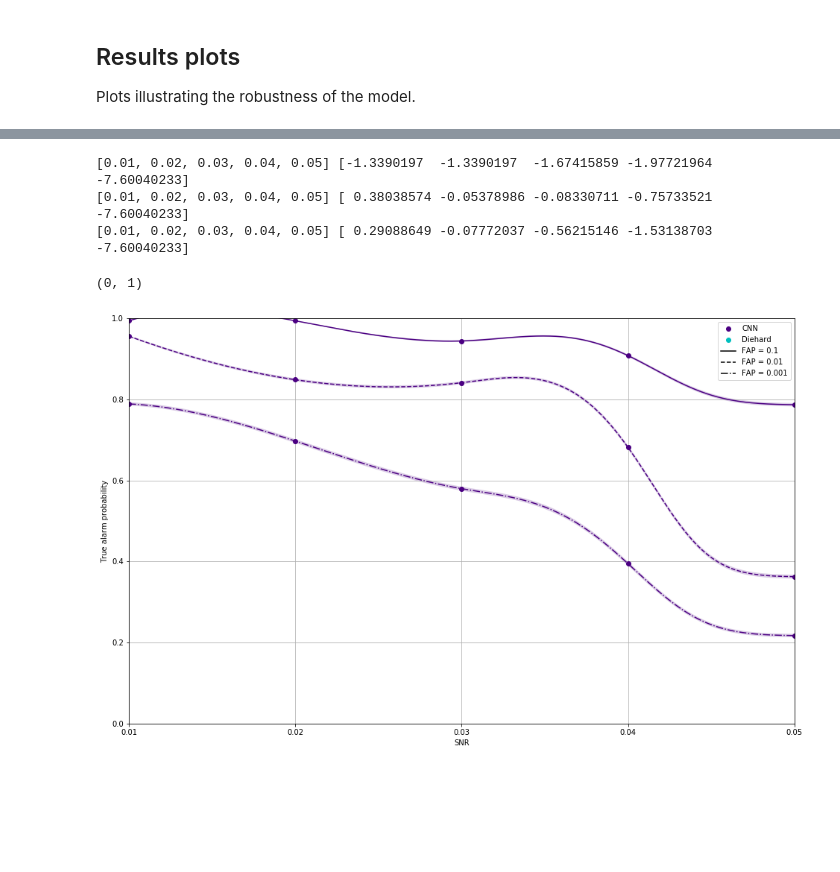
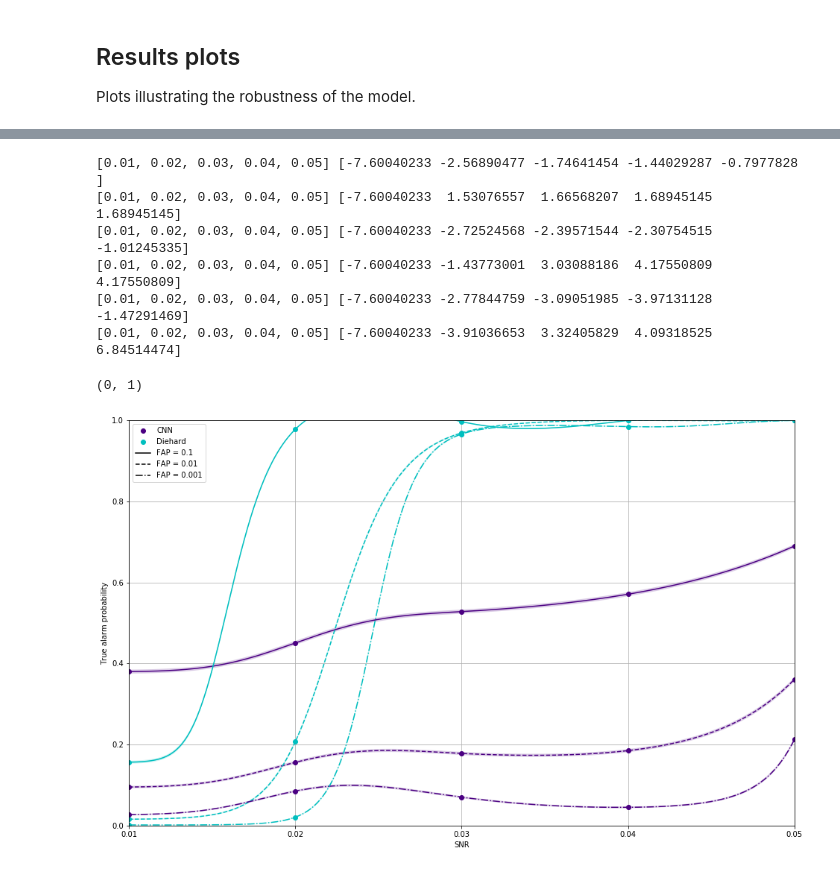
Before and after one commit to hagabbar/craft_prospect, a Jupyter notebook: nn_for_key_assurance.ipynb, the cells around one changed output, grey strips where cells are left out. Drawn from its saved outputs; the diff is of its cells as text; code cells hidden in the pictures; blank space fills up the shorter version.

```diff
--- a/nn_for_key_assurance.ipynb
+++ b/nn_for_key_assurance.ipynb
@@ -598,14 +675,14 @@ plt.show()
 # %%
 for i in range(len(snrs)):
-    #score,acc = model.evaluate(X_test[i].reshape(X_test[i].shape[0],X_test[i].shape[1]),Y_test[i],batch_size=batch_size,verbose=2)
-    score,acc = model.evaluate(X_test[i,:,:,:],Y_test[i],batch_size=batch_size,verbose=2)
+    #score,acc = model.evaluate(X_test[::-1][i].reshape(X_test[i].shape[0],X_test[i].shape[1]),Y_test[::-1][i],batch_size=batch_size,verbose=2)
+    score,acc = model.evaluate(X_test[::-1][i,:,:,:],Y_test[::-1][i],batch_size=batch_size,verbose=2)
     print("Score: %.2f at snr %.8f" % (score,snrs[i]))
     print("Validation Accuracy: %.2f at snr %.8f" % (acc,snrs[i]))
 
     # Make predictions
-    #preds = model.predict(X_test[i].reshape(X_test[i].shape[0],X_test[i].shape[1]))
-    preds = model.predict(X_test[i])
-    targets = Y_test[i,:]
+    #preds = model.predict(X_test[::-1][i].reshape(X_test[i].shape[0],X_test[i].shape[1]))
+    preds = model.predict(X_test[::-1][i,:,:,:])
+    targets = Y_test[::-1][i,:]
 
     # Save model predictions
     np.save('{0}/SNR{1}/run{2}/targets.npy'.format(ML_path,snrs[i],run), targets)
@@ -633,11 +710,11 @@ def CNN_ROC(ml_path, snr, run, network_type, num_test):
     if network_type == 'ML':
         targets = np.load('{0}/SNR{1}/run{2}/targets.npy'.format(ml_path,snr,run))
         preds = np.load('{0}/SNR{1}/run{2}/preds.npy'.format(ml_path,snr,run))
-        targets, preds = targets[:num_test], preds[:num_test]
+        targets, preds = targets[:], preds[:]
     elif network_type == 'diehard':
         targets = np.load('{0}/SNR{1}/run{2}/diehard_targets.npy'.format(ml_path,snr,run))
         preds = np.load('{0}/SNR{1}/run{2}/diehard_preds.npy'.format(ml_path,snr,run))
-        targets, preds = targets[:num_test], preds[:num_test]
+        targets, preds = targets[:], preds[:]
     assert len(preds) == len(targets)
     FDP, TDP, _ = metrics.roc_curve(targets, preds)
     FDP_error = [sigma(len(targets)/2., t) for t in FDP]
@@ -750,17 +827,17 @@ for snr, run in zip(snrs, runs):
     CNN_ROCs.append([FDP, TDP, FDP_error, TDP_error])
     CNN_acc.append([accuracy(FDP, TDP, TDP_error, t) for t in thresholds])
 
-#    FDP, TDP, FDP_error, TDP_error = CNN_ROC(ML_path, snr, run, 'diehard', test_set_N)
-#    MF_ROCs.append([FDP, TDP, FDP_error, TDP_error])
-#    MF_acc.append([accuracy(FDP, TDP, TDP_error, t) for t in thresholds])
+    FDP, TDP, FDP_error, TDP_error = CNN_ROC(ML_path, snr, run, 'diehard', test_set_N)
+    MF_ROCs.append([FDP, TDP, FDP_error, TDP_error])
+    MF_acc.append([accuracy(FDP, TDP, TDP_error, t) for t in thresholds])
 
 for i, d in enumerate([CNN_ROCs[n] for n in to_plot]):
     ax1.plot(d[0], d[1], c=colours[0], linestyle=linestyles[i], label='CNN snr {0}'.format(snrs[i]))
     ax1.fill_between(d[0], d[1]+d[3], d[1]-d[3], alpha=0.2, facecolor=colours[0], zorder=0)
 
-#for i, d in enumerate([MF_ROCs[n] for n in to_plot]):
-#    ax1.plot(d[0], d[1], c=colours[1], linestyle=linestyles[i], label='Diehard snr {0}'.format(snrs[i]))
-#    ax1.fill_between(d[0], d[1]+d[3], d[1]-d[3], alpha=0.2, facecolor=colours[1], zorder=0)
+for i, d in enumerate([MF_ROCs[n] for n in to_plot]):
+    ax1.plot(d[0], d[1], c=colours[1], linestyle=linestyles[i], label='Diehard snr {0}'.format(snrs[i]))
+    ax1.fill_between(d[0], d[1]+d[3], d[1]-d[3], alpha=0.2, facecolor=colours[1], zorder=0)
 
 ax1.set_xlabel('False alarm probability')
 ax1.set_ylabel('True alarm probability')
@@ -788,41 +865,44 @@ for i in range(len(thresholds)):
     snr_cnn, eff_cnn = interp_sig(snrs, cnn, thresholds[i], ffs[i], snrs)
 
     # points to plot
-#    mf = np.asarray([a[i][0] for a in MF_acc])
+    mf = np.asarray([a[i][0] for a in MF_acc])
     # line fit
-#    snr_mf, eff_mf = interp_sig(snrs, mf, thresholds[i], ffs[1], snrs)
+    snr_mf, eff_mf = interp_sig(snrs, mf, thresholds[i], ffs[1], snrs)
 
     # errors
     d_eff_cnn = [sigma(1e4, e) for e in eff_cnn]
-#    d_eff_mf = [sigma(1e4, e) for e in eff_mf]
+    d_eff_mf = [sigma(1e4, e) for e in eff_mf]
 
     # plot points for cnn
     ax2.plot(snrs, cnn, c=colours[0], marker = 'o', linestyle='')
     # plot line fit for cnn
     ax2.plot(snr_cnn, eff_cnn, c=colours[0], linestyle=linestyles[i])
     # plot error region for cnn
     ax2.fill_between(snr_cnn, eff_cnn - d_eff_cnn , eff_cnn + d_eff_cnn, facecolor=colours[0], alpha=0.2, zorder=0)
 
 
     # plot points for mf
-#    ax2.plot(snrs, mf, c=colours[1], marker = 'o', linestyle='',)
+    ax2.plot(snrs, mf, c=colours[1], marker = 'o', linestyle='',)
     # plot line fit for mf
-#    ax2.plot(snr_mf, eff_mf, c=colours[1], linestyle=linestyles[i])
+    ax2.plot(snr_mf, eff_mf, c=colours[1], linestyle=linestyles[i])
     # plot error region for mf
-#    ax2.fill_between(snr_mf, eff_mf - d_eff_mf, eff_mf + d_eff_mf, facecolor=colours[1], alpha=0.2, zorder=0)
+    ax2.fill_between(snr_mf, eff_mf - d_eff_mf, eff_mf + d_eff_mf, facecolor=colours[1], alpha=0.2, zorder=0)
 
 
 #ax2.legend(acc_handles, acc_labels)
 ax2.legend(acc_handles, acc_labels)
 ax2.set_xticks(snrs)
 ax2.grid()
 ax2.set_xlabel('SNR')
 ax2.set_ylabel('True alarm probability')
 ax2.set_xlim(snrs[0], snrs[-1])
 ax2.set_ylim(0, 1)
 # %% [output]
-[0.01, 0.02, 0.03, 0.04, 0.05] [-1.3390197  -1.3390197  -1.67415859 -1.97721964 -7.60040233]
-[0.01, 0.02, 0.03, 0.04, 0.05] [ 0.38038574 -0.05378986 -0.08330711 -0.75733521 -7.60040233]
-[0.01, 0.02, 0.03, 0.04, 0.05] [ 0.29088649 -0.07772037 -0.56215146 -1.53138703 -7.60040233]
+[0.01, 0.02, 0.03, 0.04, 0.05] [-7.60040233 -2.56890477 -1.74641454 -1.44029287 -0.7977828 ]
+[0.01, 0.02, 0.03, 0.04, 0.05] [-7.60040233  1.53076557  1.66568207  1.68945145  1.68945145]
+[0.01, 0.02, 0.03, 0.04, 0.05] [-7.60040233 -2.72524568 -2.39571544 -2.30754515 -1.01245335]
+[0.01, 0.02, 0.03, 0.04, 0.05] [-7.60040233 -1.43773001  3.03088186  4.17550809  4.17550809]
+[0.01, 0.02, 0.03, 0.04, 0.05] [-7.60040233 -2.77844759 -3.09051985 -3.97131128 -1.47291469]
+[0.01, 0.02, 0.03, 0.04, 0.05] [-7.60040233 -3.91036653  3.32405829  4.09318525  6.84514474]
 (0, 1)
-[figure, old version]
+[figure, new version]
```
Also changed, not shown: parts of 14 cells of this notebook.
